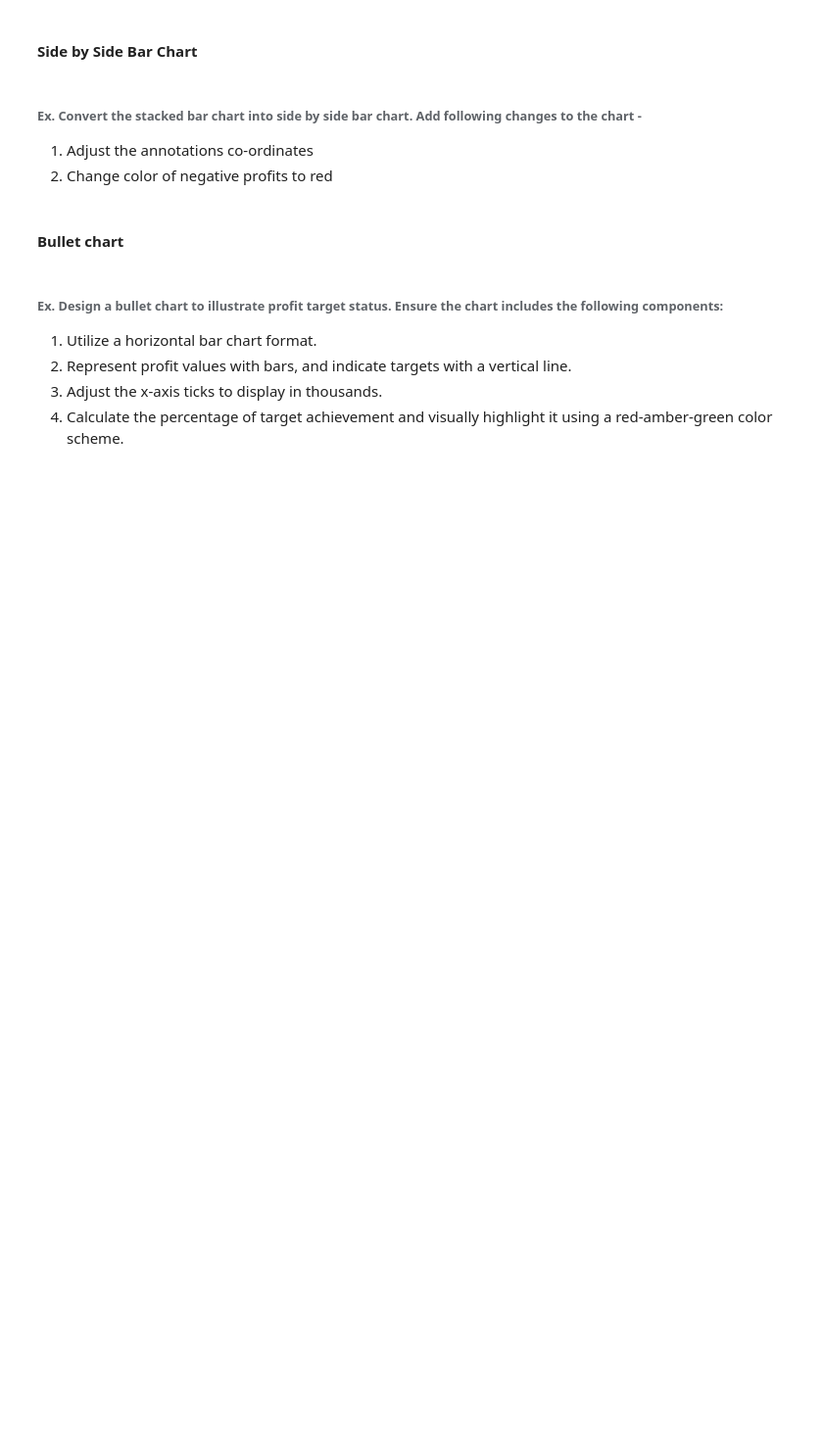
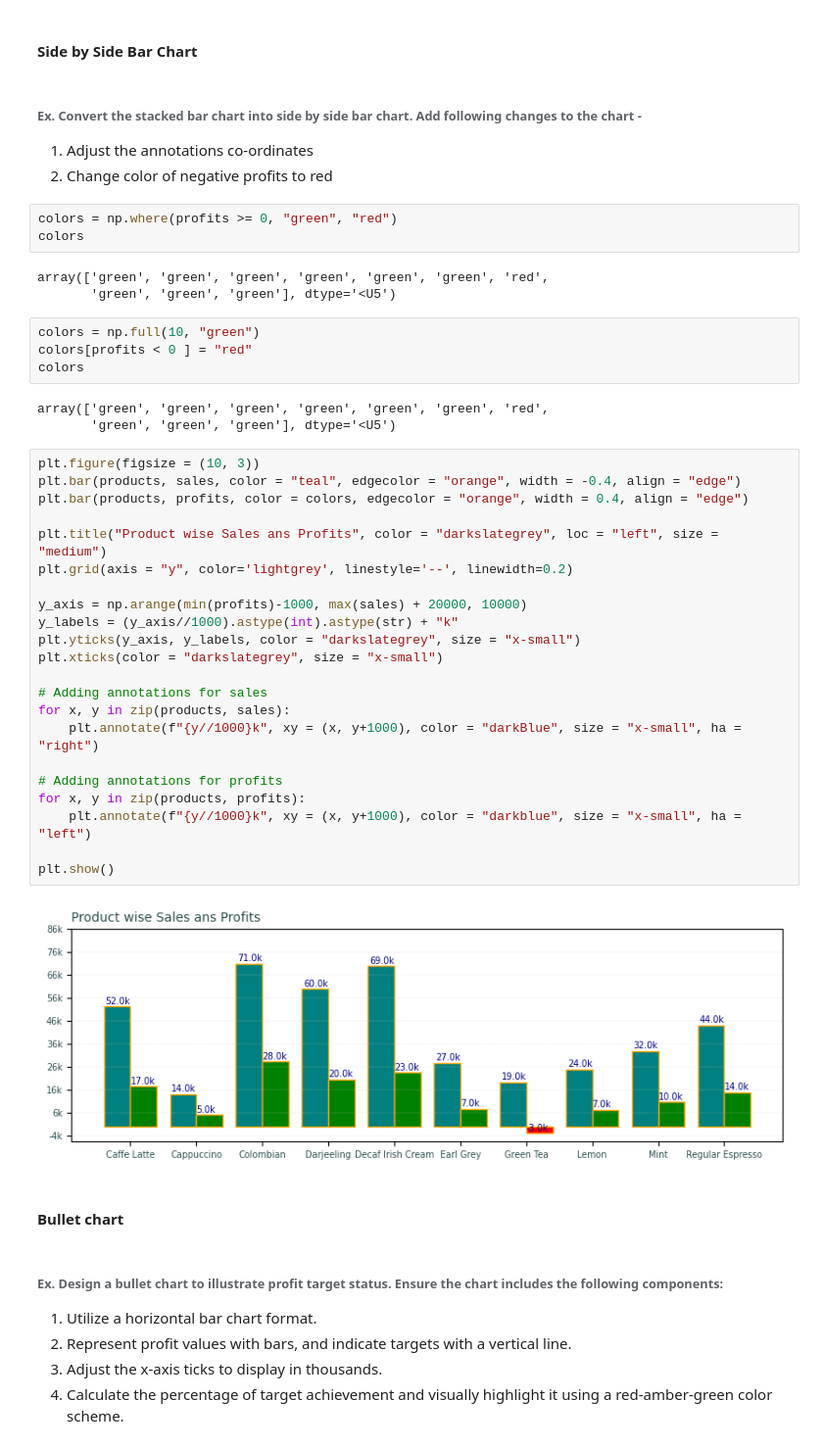
Before and after one commit to knowledge-corner/2025_12_Feb_Python-Data_Viz_analytics, a Jupyter notebook: Classwork/Day - 1 classwork.ipynb, the cells around one changed output. Shown at 98% size. Saved outputs shown, nothing was run; the diff lists cells and outputs as text; blank space fills up the shorter version.

```diff
--- a/Classwork/Day - 1 classwork.ipynb
+++ b/Classwork/Day - 1 classwork.ipynb
@@ -1309,6 +1360,43 @@ plt.show()
 ###### Ex. Convert the stacked bar chart into side by side bar chart. Add following changes to the chart -
 1. Adjust the annotations co-ordinates
 2. Change color of negative profits to red
+# %%
+colors = np.where(profits >= 0, "green", "red")
+colors
+# %% [output]
+array(['green', 'green', 'green', 'green', 'green', 'green', 'red',
+       'green', 'green', 'green'], dtype='<U5')
+# %%
+colors = np.full(10, "green")
+colors[profits < 0 ] = "red"
+colors
+# %% [output]
+array(['green', 'green', 'green', 'green', 'green', 'green', 'red',
+       'green', 'green', 'green'], dtype='<U5')
+# %%
+plt.figure(figsize = (10, 3))
+plt.bar(products, sales, color = "teal", edgecolor = "orange", width = -0.4, align = "edge")
+plt.bar(products, profits, color = colors, edgecolor = "orange", width = 0.4, align = "edge")
+
+plt.title("Product wise Sales ans Profits", color = "darkslategrey", loc = "left", size = "medium")
+plt.grid(axis = "y", color='lightgrey', linestyle='--', linewidth=0.2)
+
+y_axis = np.arange(min(profits)-1000, max(sales) + 20000, 10000)
+y_labels = (y_axis//1000).astype(int).astype(str) + "k"
+plt.yticks(y_axis, y_labels, color = "darkslategrey", size = "x-small")
+plt.xticks(color = "darkslategrey", size = "x-small")
+
+# Adding annotations for sales
+for x, y in zip(products, sales):
+    plt.annotate(f"{y//1000}k", xy = (x, y+1000), color = "darkBlue", size = "x-small", ha = "right")
+
+# Adding annotations for profits
+for x, y in zip(products, profits):
+    plt.annotate(f"{y//1000}k", xy = (x, y+1000), color = "darkblue", size = "x-small", ha = "left")
+
+plt.show()
+# %% [output]
+[figure, added]
 # %% [markdown]
 #### Bullet chart
 # %% [markdown]
```
Also changed, not shown: parts of 11 cells of this notebook.
